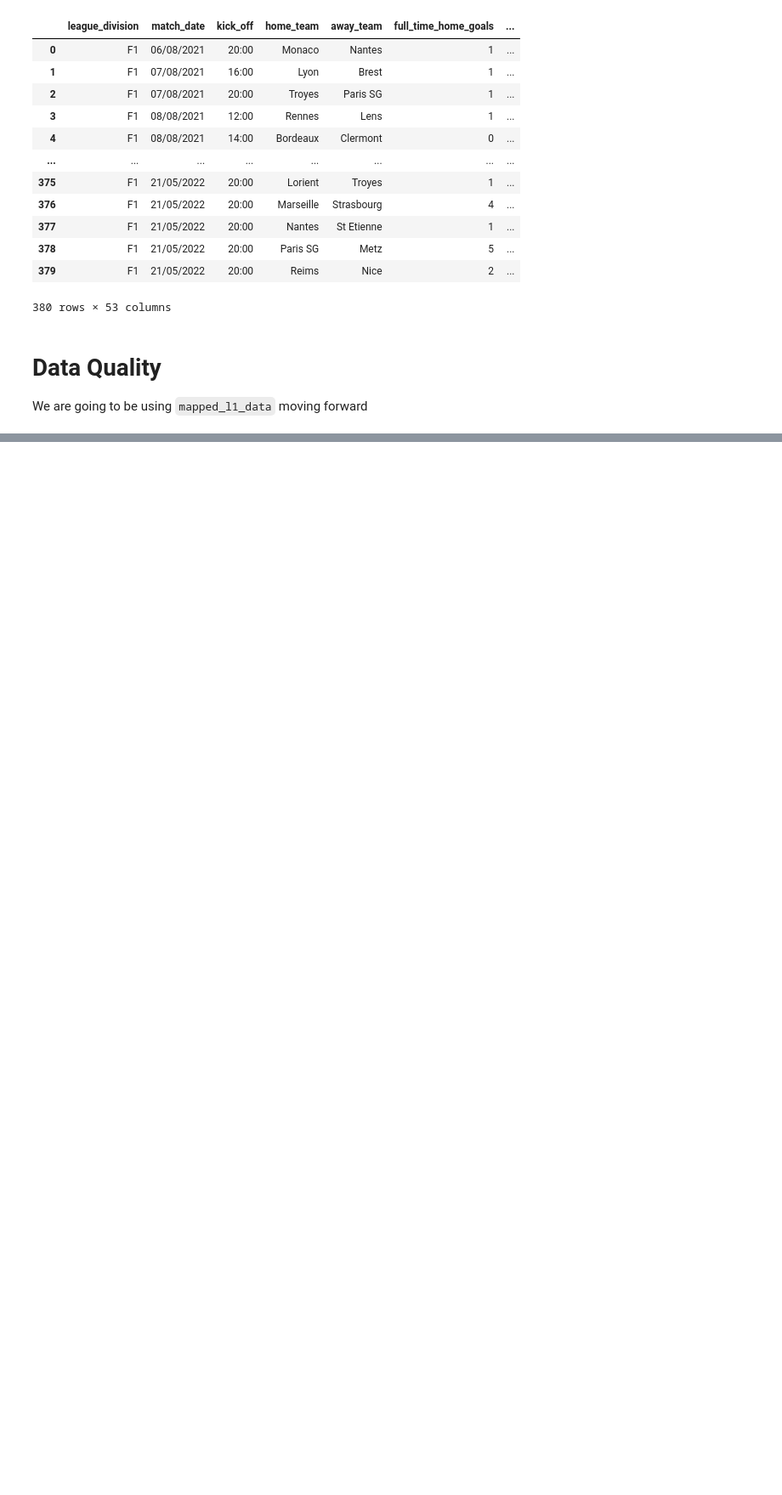
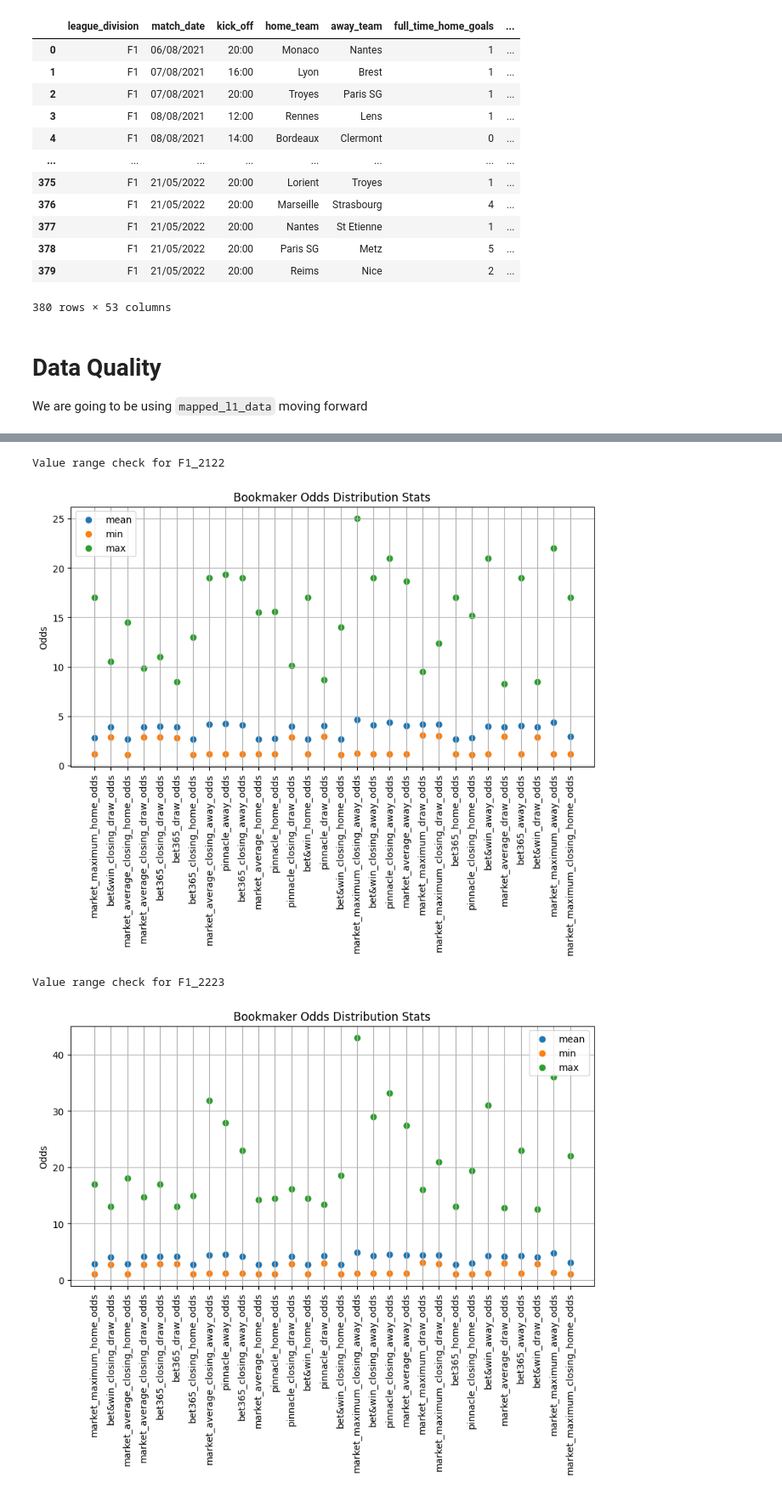
Before and after one commit to fk-961/odds-vs-reality, a Jupyter notebook: notebooks/exploration_raw.ipynb, the cells around one changed output, grey strips where cells are left out. Shown at 85% size. Cells and saved outputs as stored; diff of their text form; code cells hidden in the pictures; blank space fills up the shorter version.

```diff
--- a/notebooks/exploration_raw.ipynb
+++ b/notebooks/exploration_raw.ipynb
@@ -393,0 +563,38 @@ dtype: int64
+# %%
+for name, df in mapped_l1_data.items():
+    print(f"Value range check for {name}")
+    interesting_values = df[list(bookies_cols.values())].describe()
+
+    mean_odds = interesting_values.loc['mean']
+    min_odds = interesting_values.loc['min']
+    max_odds = interesting_values.loc['max']
+
+    stats_df = pd.DataFrame({
+        "mean": mean_odds,
+        "min": min_odds,
+        "max": max_odds
+    }).reset_index().rename(columns={"index": "bookie"})
+
+    plot_df = stats_df.melt(
+        id_vars="bookie",
+        var_name="metric",
+        value_name="value"
+    )
+
+    plt.figure(figsize=(10,5))
+
+    for metric in plot_df["metric"].unique():
+        subset = plot_df[plot_df["metric"] == metric]
+        plt.scatter(subset["bookie"], subset["value"], label=metric)
+
+    plt.title("Bookmaker Odds Distribution Stats")
+    plt.ylabel("Odds")
+    plt.xticks(rotation=90)
+    plt.legend()
+    plt.grid()
+    plt.show()
+# %% [output]
+Value range check for F1_2122
+[figure, added]
+Value range check for F1_2223
+[figure, added]
```
Also changed, not shown: parts of 22 cells of this notebook, 2 other files.
